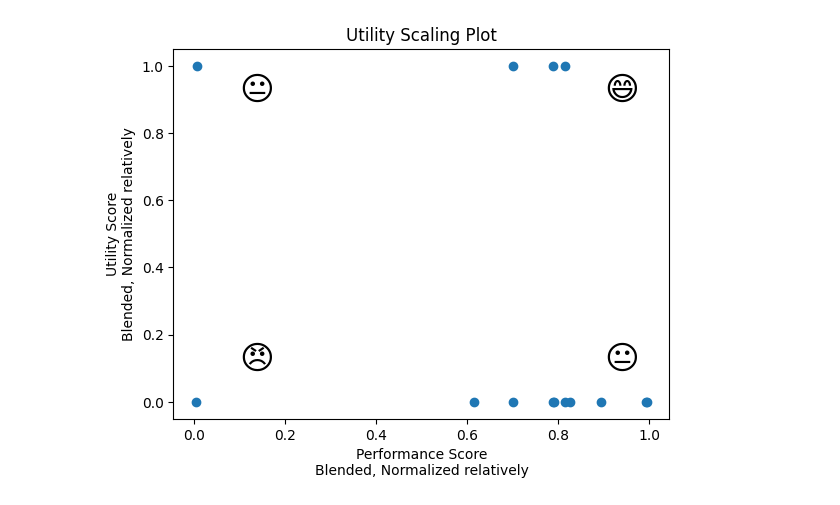
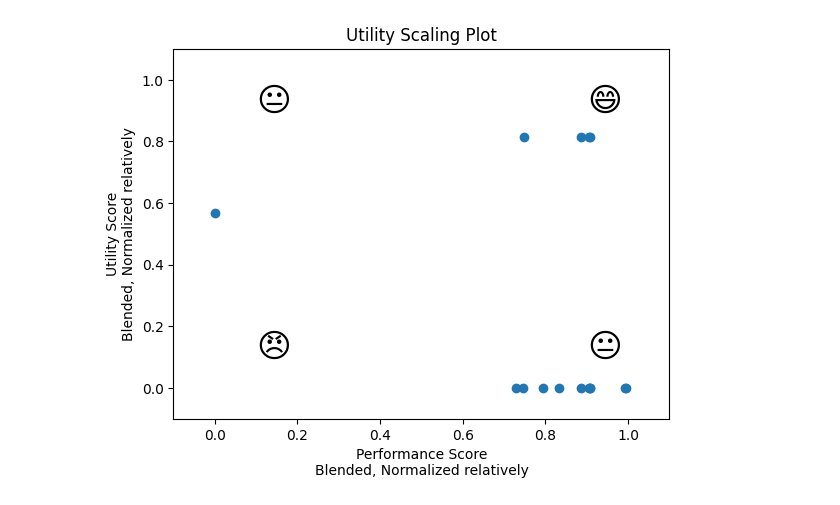
Before and after one commit to jp7745/sampling, a Jupyter notebook: examples/07_utility_estimate_scaling_plots.ipynb, the cells around one changed output. Saved outputs shown, nothing was run; the diff lists cells and outputs as text; code cells hidden in the pictures.

```diff
--- a/examples/07_utility_estimate_scaling_plots.ipynb
+++ b/examples/07_utility_estimate_scaling_plots.ipynb
@@ -184,8 +184,8 @@ performance metrics ranges:
 # establish weights for blended/weighted score.  These are user-selected.
 
 utility_score_weights = {}
-utility_score_weights["number_of_edges"] = 1.0
-utility_score_weights["number_of_nodes"] = 0.0
+utility_score_weights["number_of_edges"] = 0.3
+utility_score_weights["number_of_nodes"] = 0.7
 assert abs(sum([v for v in utility_score_weights.values()]) - 1.0) < 1e-9, "weights don't sum to 1.0"
 
 
@@ -214,31 +214,33 @@ for p in perf_metrics_list:
         perf_metric_score_weights
     )
     performance_scores.append(p_score)
 
     # locate and score the corresponding benchmark instance for utility
     benchmark_instance_uuid = p["instance_uuid"]
     b = {}
     for b in instance_data_list:
         if b["metadata"]["instance_uuid"] == benchmark_instance_uuid:
             break
     u_score = blended_utility_score(
        b,
        instance_data_ranges,
        utility_score_weights
     )
     utility_scores.append(u_score)
 
 
 
 plt.scatter(performance_scores, utility_scores)
+plt.xlim([-0.1,1.1])
+plt.ylim([-0.1,1.1])
 plt.text(0.1, 0.1, s=u'\U0001F620', fontsize=24) # frown face
 plt.text(0.1, 0.9, s=u'\U0001F610', fontsize=24) # no opinion face
 plt.text(0.9, 0.1, s=u'\U0001F610', fontsize=24) # no opinion face
 plt.text(0.9, 0.9, s=u'\U0001F604', fontsize=24) # happy face
 plt.xlabel("Performance Score\nBlended, Normalized relatively")
 plt.ylabel("Utility Score\nBlended, Normalized relatively")
 plt.title("Utility Scaling Plot")
 
 plt.show()
 # %% [output]
-[figure, old version]
+[figure, new version]
```
Also changed, not shown: parts of 2 cells of this notebook, 22 other files.
